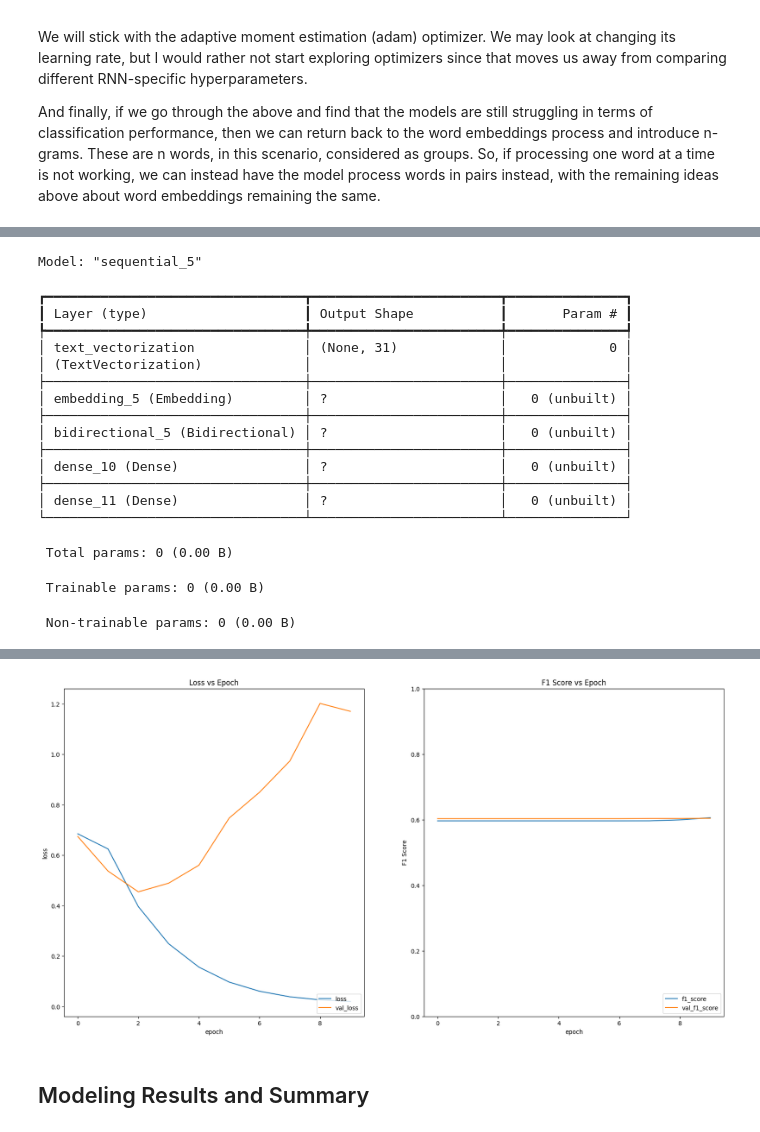
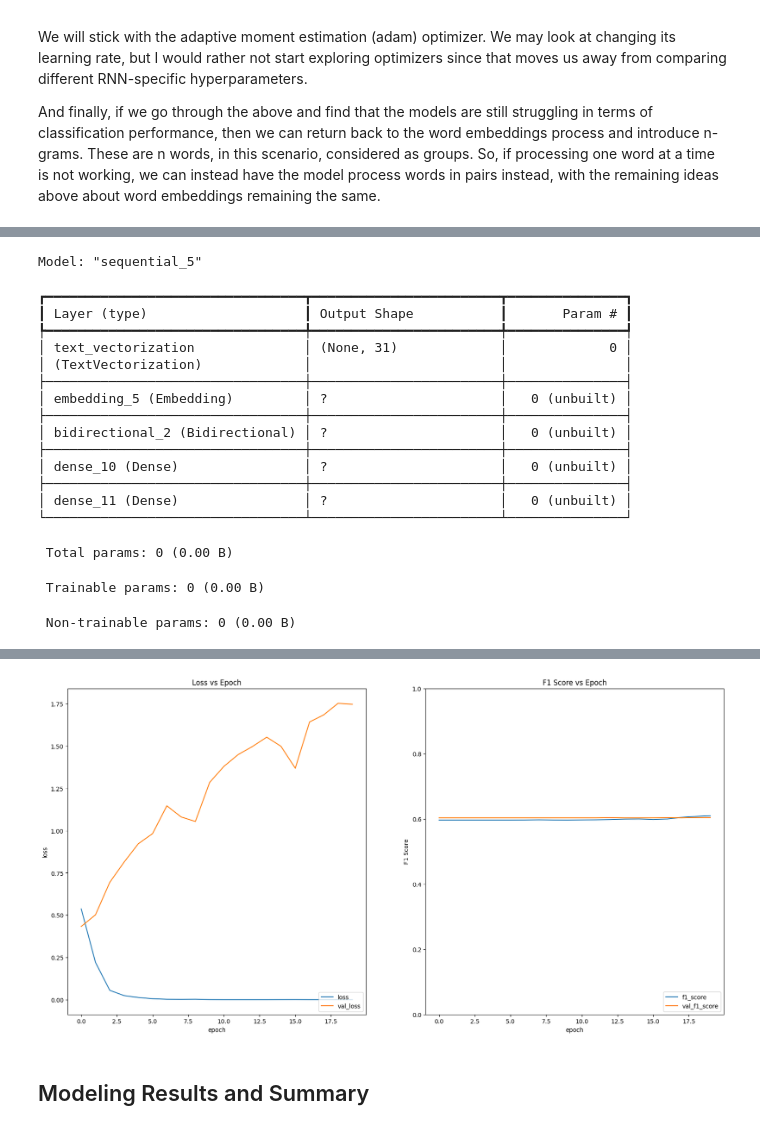
Before and after one commit to jhleakakos/msds-nlp-disaster-tweets, a Jupyter notebook: talk_about_a_disaster.ipynb, the cells around one changed output, grey strips where cells are left out. Saved outputs shown, nothing was run; the diff lists cells and outputs as text; code cells hidden in the pictures.

Commit message:
add first full notebook after embeddings update and getting modeling working in a reasonable time

```diff
--- a/talk_about_a_disaster.ipynb
+++ b/talk_about_a_disaster.ipynb
@@ -552,7 +552,7 @@ def gimme_preds(predictions, name):
     pd.DataFrame({
         'id': df_test['id']
         , 'target': np.where(predictions >= 0.5, 1, 0).reshape(-1,)
-        , 'raw_target': predictions.reshape(-1,)
+#         , 'raw_target': predictions.reshape(-1,) # Used to check that the previous line is working right
     }).to_csv(f'{out_dir}/preds_{name}.csv', index=False)
 # %%
 def gimme_plots(history):
@@ -578,14 +578,10 @@ def gimme_plots(history):
     axes[1].legend(loc='lower right');
     axes[1].set_title('F1 Score vs Epoch');
 # %%
-epochs = 5
 loss = 'binary_crossentropy'
 metric = 'f1_score'
 
-# The epochs param lets us train with a consistent and higher number
-# of epochs but then pass in specific numbers for each model based
-# on what we find during hyperparameter tuning
-def gimme_models(name, model, epochs=epochs, learning_rate=0.001):
+def gimme_models(name, model, epochs=20, learning_rate=0.001):
     model.summary()
 
     model.compile(
@@ -614,8 +610,8 @@ index_vectorizer = layers.TextVectorization(
     standardize='lower_and_strip_punctuation'
     , split='whitespace'
     , output_mode='int'
-    # Make sure we pad so that all elements are the same length as the longest tweet
-    , output_sequence_length=max(pd.concat([tweet_num_words_train, tweet_num_words_test]))
+    # Make sure we pad so that all tweets are the same length as the longest tweet
+    , output_sequence_length=max(tweet_num_words_train)
 )
 index_vectorizer.adapt(x_train)
 # %%
@@ -643,19 +884,17 @@ index_vectorizer.adapt(x_train)
 # %%
 gimme_models(
-    'gru_01'
+    'gru_02'
     , models.Sequential([
         index_vectorizer
         , layers.Embedding(
             input_dim=index_vectorizer.vocabulary_size()
-            , output_dim=64 # Can adjust to balance overfitting with losing information from the embeddings
+            , output_dim=100
             , mask_zero=True
         )
         , layers.Bidirectional(layers.GRU(64, activation='tanh'))
         , layers.Dense(64, activation='relu')
         , layers.Dense(1, activation='sigmoid')
     ])
-    , epochs=10
-    , learning_rate=0.0001
 )
 # %% [output]
 Model: "sequential_5"
@@ -667,7 +906,7 @@ Model: "sequential_5"
 ├─────────────────────────────────┼────────────────────────┼───────────────┤
 │ embedding_5 (Embedding)         │ ?                      │   0 (unbuilt) │
 ├─────────────────────────────────┼────────────────────────┼───────────────┤
-│ bidirectional_5 (Bidirectional) │ ?                      │   0 (unbuilt) │
+│ bidirectional_2 (Bidirectional) │ ?                      │   0 (unbuilt) │
 ├─────────────────────────────────┼────────────────────────┼───────────────┤
 │ dense_10 (Dense)                │ ?                      │   0 (unbuilt) │
 ├─────────────────────────────────┼────────────────────────┼───────────────┤
@@ -696,4 +935,4 @@ Epoch 10/10
-[figure, old version]
+[figure, new version]
 # %% [markdown]
 ## Modeling Results and Summary
 # %% [markdown]
```
Also changed, not shown: parts of 7 cells of this notebook.
